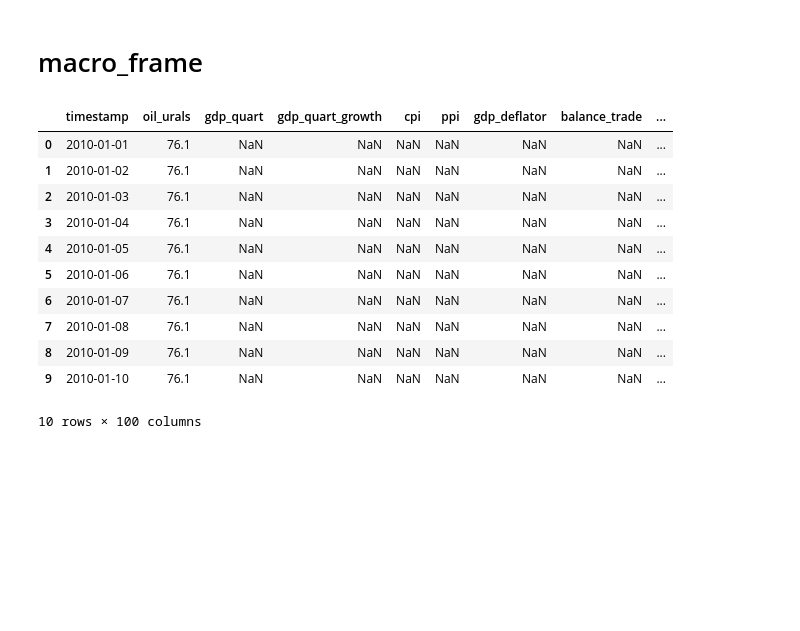
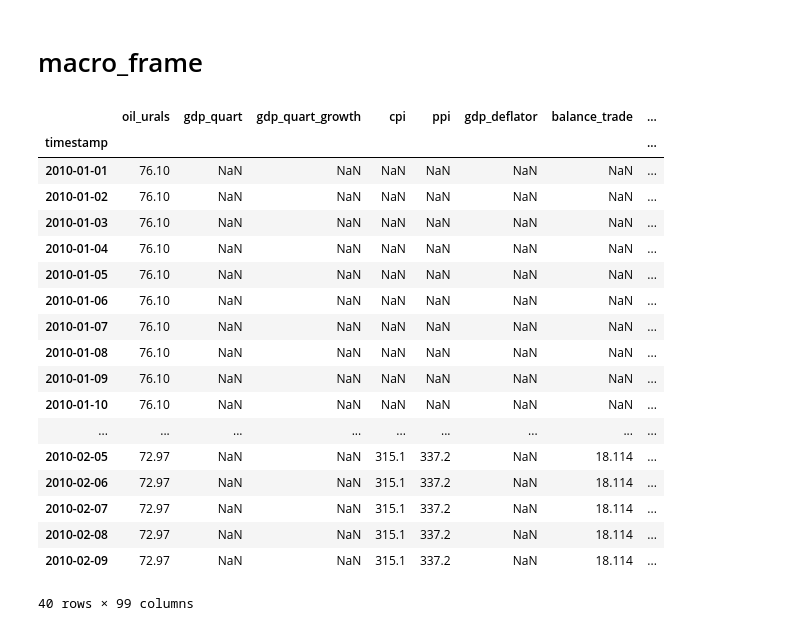
Before and after one commit to XierHacker/KaggleCollection, a Jupyter notebook: SberbankRussianHousingMarket/source/dataExplore.ipynb, the cells around one changed output. Drawn from its saved outputs; the diff is of its cells as text; code cells hidden in the pictures; blank space fills up the shorter version.

```diff
--- a/SberbankRussianHousingMarket/source/dataExplore.ipynb
+++ b/SberbankRussianHousingMarket/source/dataExplore.ipynb
@@ -40,20 +62,27 @@ test_frame.shape
 # %% [markdown]
 # macro_frame
 # %%
-macro_frame.head(10)
+macro_frame.head(40)
 # %% [output]
-|  | timestamp | oil_urals | gdp_quart | gdp_quart_growth | cpi | ppi | gdp_deflator | balance_trade | ... |
-| 0 | 2010-01-01 | 76.1 | NaN | NaN | NaN | NaN | NaN | NaN | ... |
-| 1 | 2010-01-02 | 76.1 | NaN | NaN | NaN | NaN | NaN | NaN | ... |
-| 2 | 2010-01-03 | 76.1 | NaN | NaN | NaN | NaN | NaN | NaN | ... |
-| 3 | 2010-01-04 | 76.1 | NaN | NaN | NaN | NaN | NaN | NaN | ... |
-| 4 | 2010-01-05 | 76.1 | NaN | NaN | NaN | NaN | NaN | NaN | ... |
-| 5 | 2010-01-06 | 76.1 | NaN | NaN | NaN | NaN | NaN | NaN | ... |
-| 6 | 2010-01-07 | 76.1 | NaN | NaN | NaN | NaN | NaN | NaN | ... |
-| 7 | 2010-01-08 | 76.1 | NaN | NaN | NaN | NaN | NaN | NaN | ... |
-| 8 | 2010-01-09 | 76.1 | NaN | NaN | NaN | NaN | NaN | NaN | ... |
-| 9 | 2010-01-10 | 76.1 | NaN | NaN | NaN | NaN | NaN | NaN | ... |
+|  | oil_urals | gdp_quart | gdp_quart_growth | cpi | ppi | gdp_deflator | balance_trade | ... |
+| timestamp |  |  |  |  |  |  |  | ... |
+| 2010-01-01 | 76.10 | NaN | NaN | NaN | NaN | NaN | NaN | ... |
+| 2010-01-02 | 76.10 | NaN | NaN | NaN | NaN | NaN | NaN | ... |
+| 2010-01-03 | 76.10 | NaN | NaN | NaN | NaN | NaN | NaN | ... |
+| 2010-01-04 | 76.10 | NaN | NaN | NaN | NaN | NaN | NaN | ... |
+| 2010-01-05 | 76.10 | NaN | NaN | NaN | NaN | NaN | NaN | ... |
+| 2010-01-06 | 76.10 | NaN | NaN | NaN | NaN | NaN | NaN | ... |
+| 2010-01-07 | 76.10 | NaN | NaN | NaN | NaN | NaN | NaN | ... |
+| 2010-01-08 | 76.10 | NaN | NaN | NaN | NaN | NaN | NaN | ... |
+| 2010-01-09 | 76.10 | NaN | NaN | NaN | NaN | NaN | NaN | ... |
+| 2010-01-10 | 76.10 | NaN | NaN | NaN | NaN | NaN | NaN | ... |
+| ... | ... | ... | ... | ... | ... | ... | ... | ... |
+| 2010-02-05 | 72.97 | NaN | NaN | 315.1 | 337.2 | NaN | 18.114 | ... |
+| 2010-02-06 | 72.97 | NaN | NaN | 315.1 | 337.2 | NaN | 18.114 | ... |
+| 2010-02-07 | 72.97 | NaN | NaN | 315.1 | 337.2 | NaN | 18.114 | ... |
+| 2010-02-08 | 72.97 | NaN | NaN | 315.1 | 337.2 | NaN | 18.114 | ... |
+| 2010-02-09 | 72.97 | NaN | NaN | 315.1 | 337.2 | NaN | 18.114 | ... |
-10 rows × 100 columns
+40 rows × 99 columns
 # %%
 macro_frame.shape
 # %% [output]
```
Also changed, not shown: parts of 11 cells of this notebook, 2 other files.
